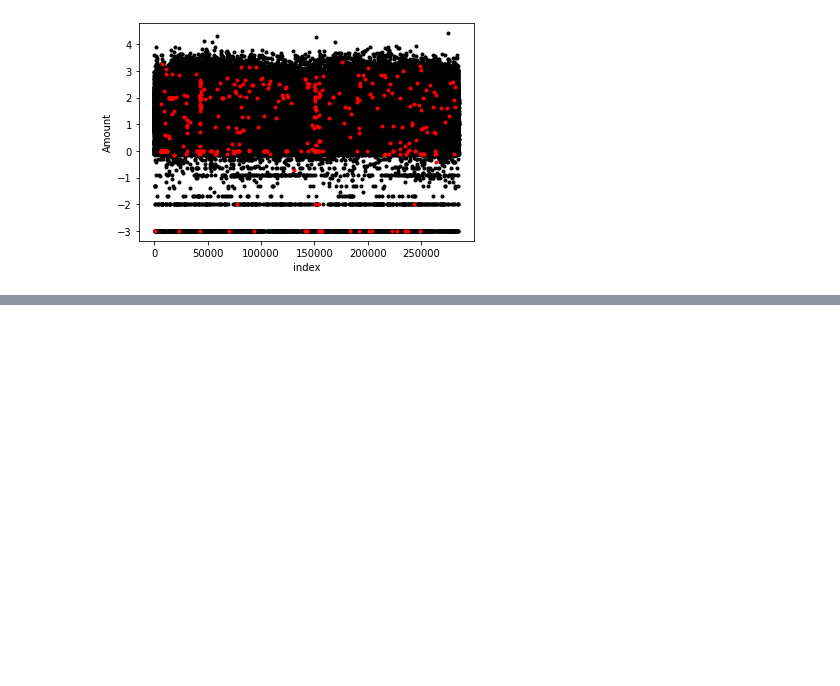
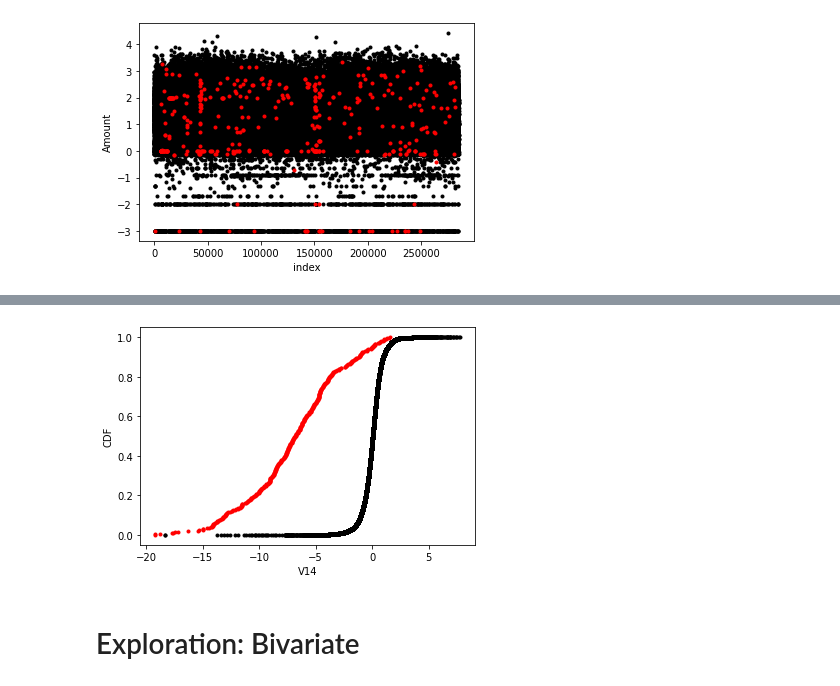
Before and after one commit to TimSim/FraudDetection, a Jupyter notebook: CreditCardFraudDetectionTF.ipynb, the cells around one changed output, grey strips where cells are left out. Drawn from its saved outputs; the diff is of its cells as text; code cells hidden in the pictures; blank space fills up the shorter version.

```diff
--- a/CreditCardFraudDetectionTF.ipynb
+++ b/CreditCardFraudDetectionTF.ipynb
@@ -158,0 +162,7 @@ plotImbalancedSeries(X_tv,y_tv,'Amount')
+# %%
+def cdf(ps0):
+    ps1 = ps0.sort_values()
+    repMin = ps1.iloc[:1]
+    ps1 = (pd.concat([repMin,ps1],axis=0)).rename('x')
+    cdf_values = pd.Series([(j/len(ps0)) for j in range(len(ps0)+1)],index=ps1.index).rename('CDF')
+    return(pd.concat([ps1,cdf_values],axis=1))
@@ -158,0 +180,17 @@ plotImbalancedSeries(X_tv,y_tv,'Amount')
+# %%
+def plotImbalancedCDFs(X,y,field,options=None):
+    if (options is None):
+        options = {'colors':[[0,0,0],[1,0,0]]}
+    cdf_0 = cdf(seriesTransform(X[y==0],field))
+    cdf_1 = cdf(seriesTransform(X[y==1],field))
+    plt.plot(cdf_0.x,cdf_0.CDF,'.',color=options['colors'][0])
+    plt.plot(cdf_1.x,cdf_1.CDF,'.',color=options['colors'][1])
+    plt.ylabel('CDF')
+    plt.xlabel(field)
+    plt.show()
+# %%
+plotImbalancedCDFs(X_tv,y_tv,'V14')
+# %% [output]
+[figure, added]
+# %% [markdown]
+# Exploration: Bivariate
```
Also changed, not shown: parts of 35 cells of this notebook.
